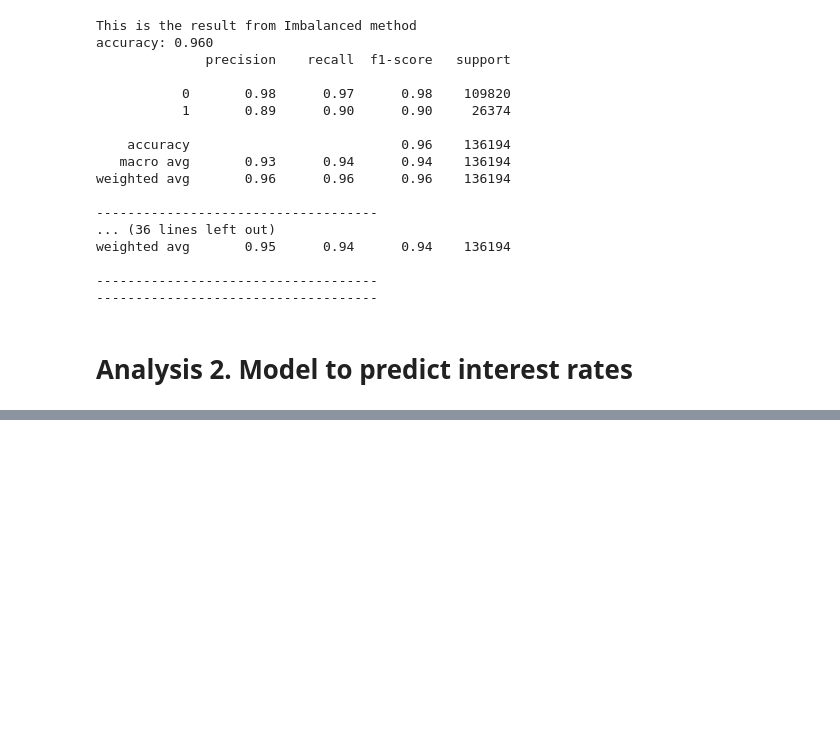
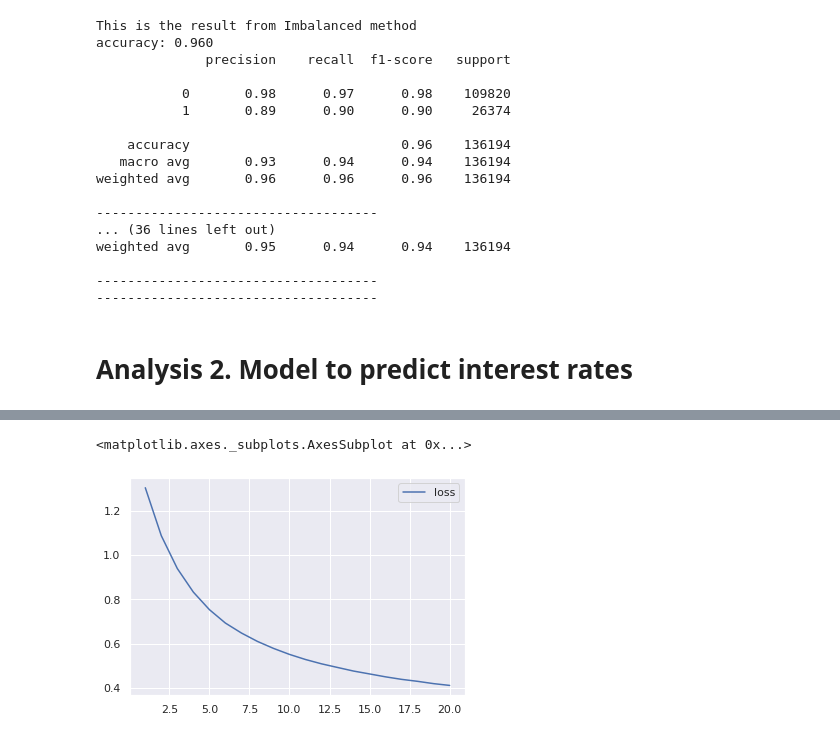
Before and after one commit to nitishsingh158/WokeRUs, a Jupyter notebook: lending_data.ipynb, the cells around one changed output, grey strips where cells are left out. Saved outputs shown, nothing was run; the diff lists cells and outputs as text; code cells hidden in the pictures; blank space fills up the shorter version.

```diff
--- a/lending_data.ipynb
+++ b/lending_data.ipynb
@@ -745,0 +644,13 @@ weighted avg       0.28      0.30      0.28     28259
+# %%
+# Data Standardizzationa and trainig and testing split
+# Due to imbalanced counts the loan grades we need to run a Oversampling method to have to balance target classes
+from sklearn.preprocessing import MinMaxScaler
+X_train, X_test, y_train, y_test = train_test_split(X,y, random_state=1)
+scaler = MinMaxScaler()
+scaler = scaler.fit(X_train)
+X_train_scaled = scaler.transform(X_train)
+X_test_scaled = scaler.transform(X_test)
+
+smote = SMOTE(sampling_strategy='auto')
+X_train_scaled,y_train = smote.fit_resample(X_train_scaled,y_train)
+print(f' The count for y_train after SMOTE oversample is:{Counter(y_train)}')
@@ -745,0 +661,9 @@ weighted avg       0.28      0.30      0.28     28259
+# %%
+# Decision Tree Model
+
+gbc = GradientBoostingClassifier(n_estimators=15,learning_rate=0.5,max_depth=5)
+gbc.fit(X_train_scaled,y_train)
+y_pred = gbc.predict(X_test_scaled)
+print(f'accuracy: {accuracy_score(y_test, y_pred):.3f}')
+
+print(classification_report(y_test, y_pred))
@@ -745,0 +687,8 @@ weighted avg       0.28      0.30      0.28     28259
+# %%
+import tensorflow as tf
+input_para = X.shape[1]
+output_para = y.nunique()
+nn_model = tf.keras.models.Sequential()
+nn_model.add(tf.keras.layers.Dense(units=64,activation='relu',input_dim=input_para))
+nn_model.add(tf.keras.layers.Dense(units=output_para, activation="softmax"))
+nn_model.summary()
@@ -745,0 +708,6 @@ weighted avg       0.28      0.30      0.28     28259
+# %%
+# Fit the model and run it
+
+epoch=20
+nn_model.compile(loss="sparse_categorical_crossentropy", optimizer="adam", metrics=["accuracy"])
+fit_model = nn_model.fit(X_train_scaled, y_train, epochs=epoch)
@@ -745,0 +732,8 @@ weighted avg       0.28      0.30      0.28     28259
+# %%
+# Plot the loss
+
+history_df = pd.DataFrame(fit_model.history, index=range(1,len(fit_model.history["loss"])+1))
+history_df.plot(y="loss")
+# %% [output]
+<matplotlib.axes._subplots.AxesSubplot at 0x...>
+[figure, added]
```
Also changed, not shown: parts of 55 cells of this notebook.
